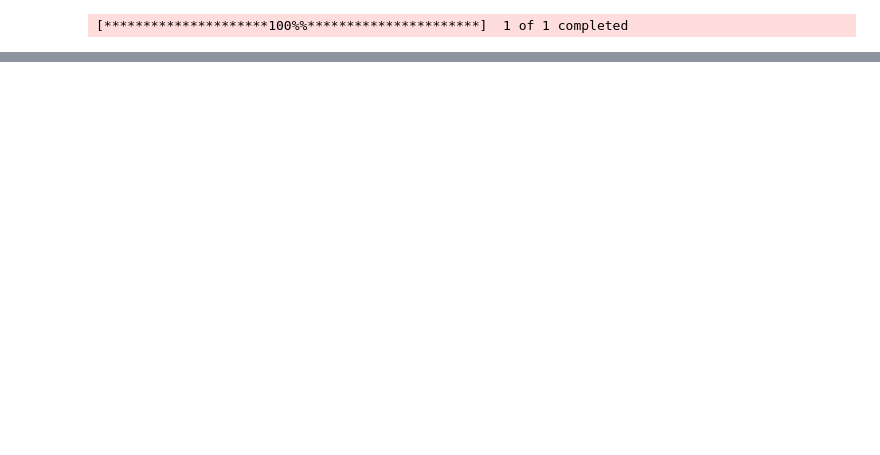
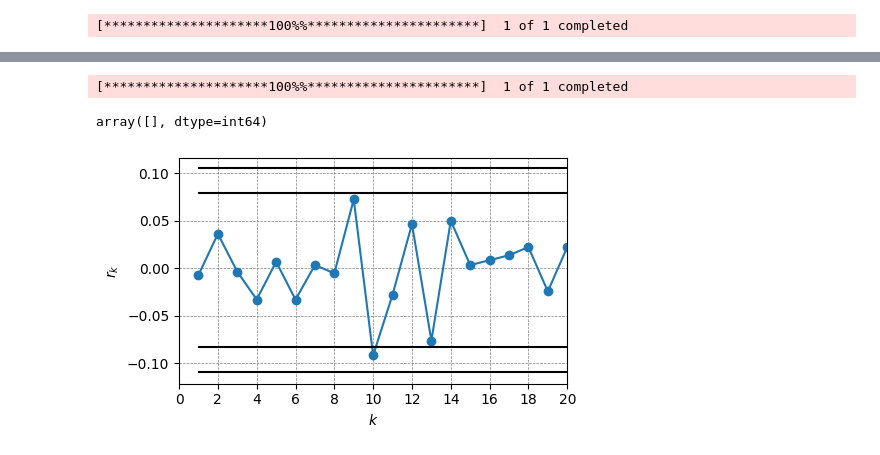
Before and after one commit to saf92/stock_collab, a Jupyter notebook: stocks_collab.ipynb, the cells around one changed output, grey strips where cells are left out. Drawn from its saved outputs; the diff is of its cells as text; code cells hidden in the pictures; blank space fills up the shorter version.

```diff
--- a/stocks_collab.ipynb
+++ b/stocks_collab.ipynb
@@ -354,0 +519,25 @@ U2 = 1-E[R|R<1] = 0.006919923894563597
+# %%
+i = 0
+# stock = world_stock_sig_indices[i]
+stock = 'DARK.L'
+# print(stock)
+# data = yf.download(stock, period="max")
+date_start = "2022-04-26"
+# date_end = "2024-01-01"
+
+# date_start = None
+date_end = None
+
+data = yf.download(stock, start = date_start, end = date_end)
+dates, difference_in_years, stock_prices = get_stock_prices_dates(data)
+log_returns = return_functions(stock_prices).log_returns()
+m = np.median(log_returns)
+d = up_down(log_returns,m)
+# %% [output]
+[*********************100%%**********************]  1 of 1 completed
+# %%
+autocorrelation.plot_correlogram(d,20)
+autocorrelation.sig_lags(d,20)
+# %% [output]
+array([], dtype=int64)
+[figure, added]
```
Also changed, not shown: parts of 23 cells of this notebook.
